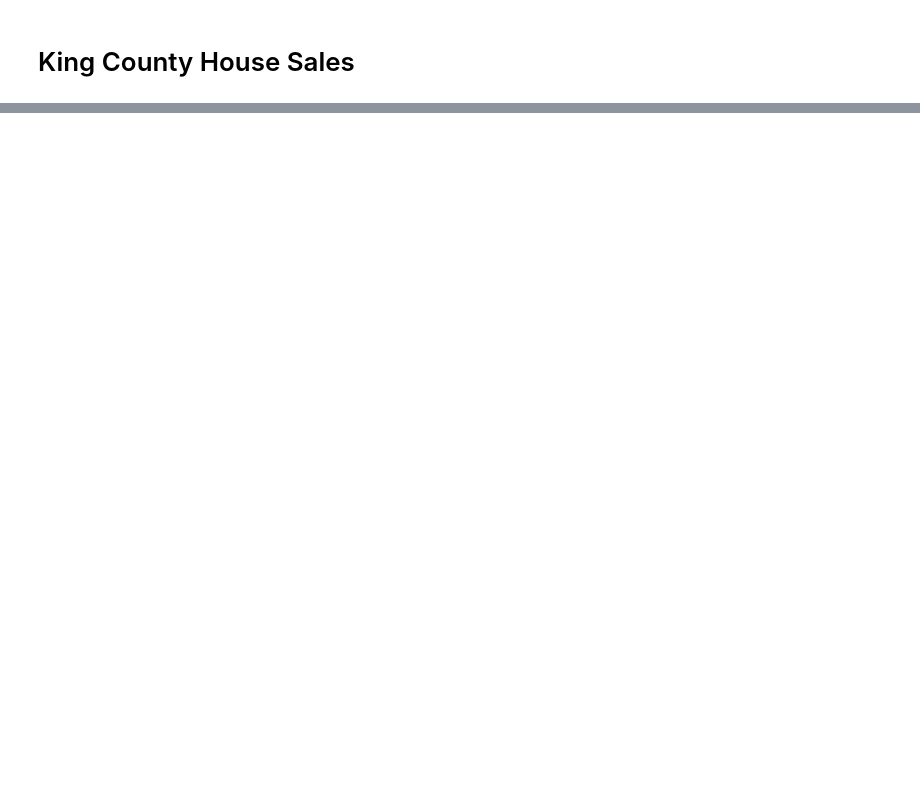
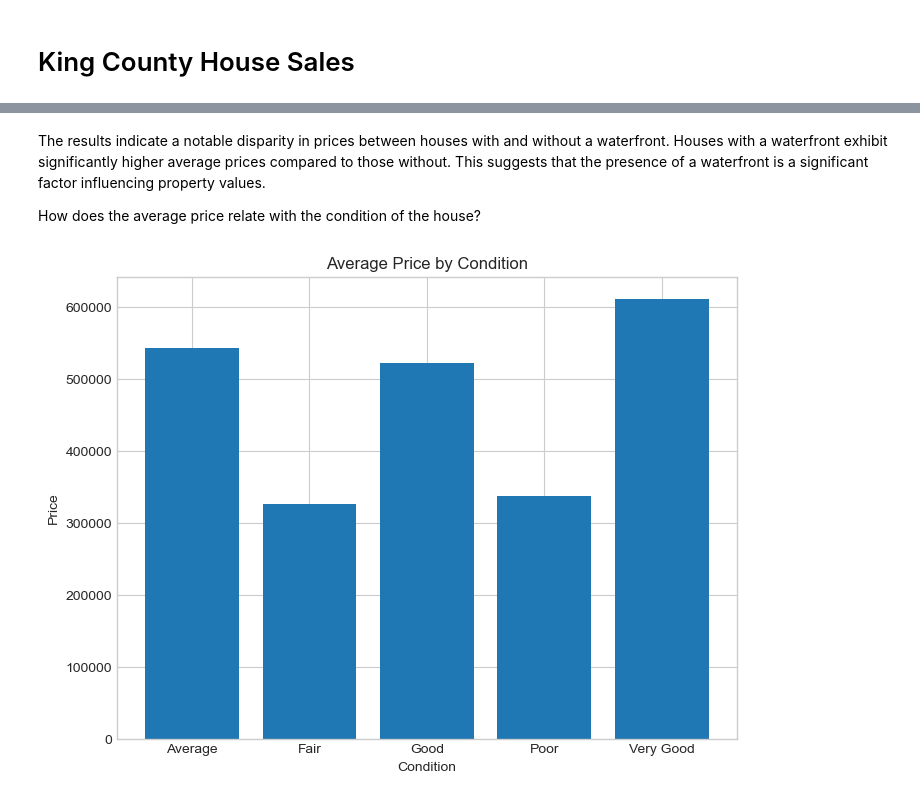
Before and after one commit to FionaNalianya/King-County-House-Sales, a Jupyter notebook: notebook.ipynb, the cells around one changed output, grey strips where cells are left out. Saved outputs shown, nothing was run; the diff lists cells and outputs as text; code cells hidden in the pictures; blank space fills up the shorter version.

```diff
--- a/notebook.ipynb
+++ b/notebook.ipynb
@@ -616,0 +579,15 @@ array([ 3.68585729e+00,  7.91238759e+05, -1.14617606e+06,  1.97347811e+03,
+# %% [markdown]
+The results indicate a notable disparity in prices between houses with and without a waterfront. Houses with a waterfront exhibit significantly higher average prices compared to those without. This suggests that the presence of a waterfront is a significant factor influencing property values.
+
+How does the average price relate with the condition of the house?
+# %%
+# Bivariate analysis: Condition vs. Price
+plt.figure(figsize=(8, 6))
+condition_prices = df.groupby('condition')['price'].mean()
+plt.bar(condition_prices.index, condition_prices.values)
+plt.xlabel('Condition')
+plt.ylabel('Price')
+plt.title('Average Price by Condition')
+plt.show()
+# %% [output]
+[figure, added]
```
Also changed, not shown: parts of 142 cells of this notebook.
